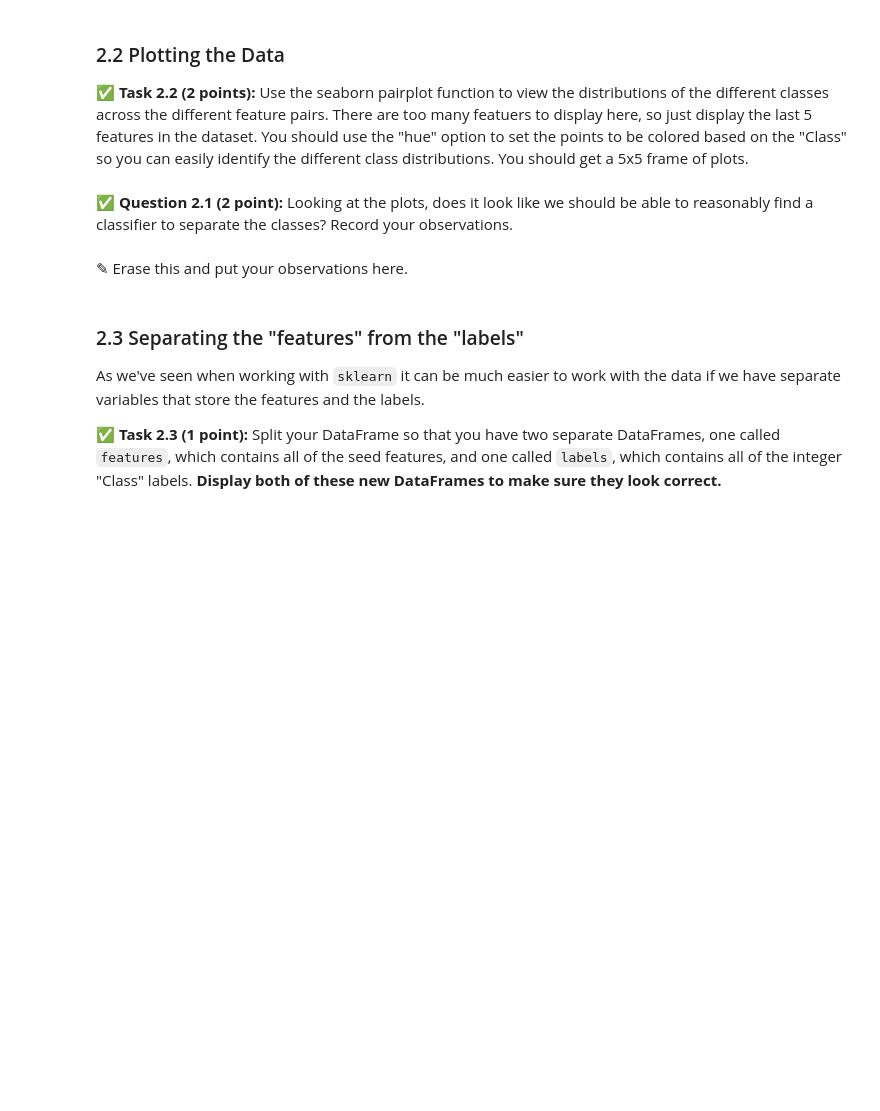
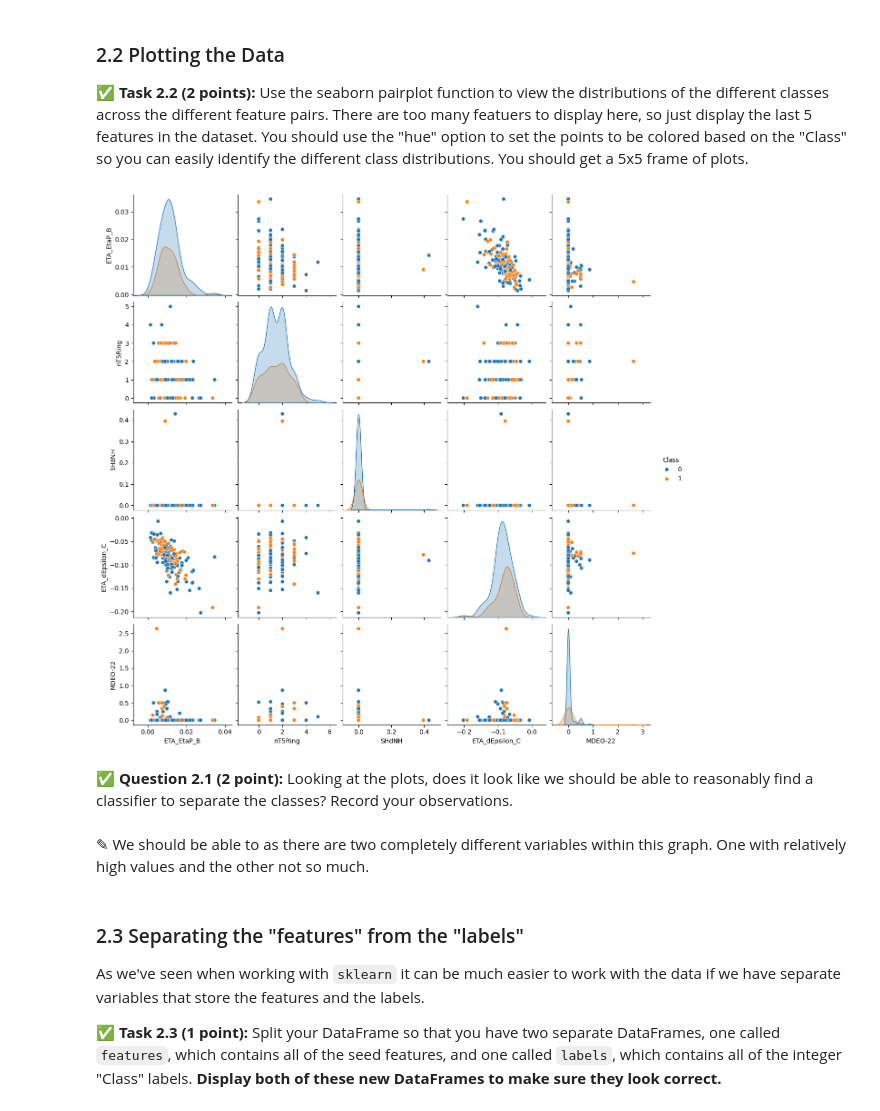
Before and after one commit to tatiannaj005/CMSE202-f25-turnin, a Jupyter notebook: hw-04/HW-04_PerceptronSVMandPCA-STUDENT.ipynb, the cells around one changed output. Saved outputs shown, nothing was run; the diff lists cells and outputs as text; code cells hidden in the pictures; blank space fills up the shorter version.

```diff
--- a/hw-04/HW-04_PerceptronSVMandPCA-STUDENT.ipynb
+++ b/hw-04/HW-04_PerceptronSVMandPCA-STUDENT.ipynb
@@ -98,0 +98,9 @@ Once you've loaded in the data, **display the head of the DataFrame to make sure
+# %%
+# Put your code here
+data = pd.read_csv("data.csv")
+
+
+data["Class"] = data["Class"].map({"Toxic": 1, "NonToxic": 0})
+
+
+data.head()
@@ -105,7 +119,16 @@ Once you've loaded in the data, **display the head of the DataFrame to make sure
+# %%
+# Put your code here
+feature_cols = data.columns[-6:-1]
+subset = data[list(feature_cols) + ["Class"]]
+
+sns.pairplot(subset, vars=feature_cols, hue="Class")
+plt.show()
+# %% [output]
+[figure, added]
 # %% [markdown]
 &#9989; **Question 2.1 (2 point):** Looking at the plots, does it look like we should be able to reasonably find a classifier to separate the classes? Record your observations.
-# %% [markdown]
-<font size=+3>&#9998;</font> Erase this and put your observations here.
+# %% [markdown]
+<font size=+3>&#9998;</font> We should be able to as there are two completely different variables within this graph. One with relatively high values and the other not so much.
 # %% [markdown]
 ### 2.3 Separating the "features" from the "labels"
 
```
Also changed, not shown: parts of 7 cells of this notebook, 3 other files.
